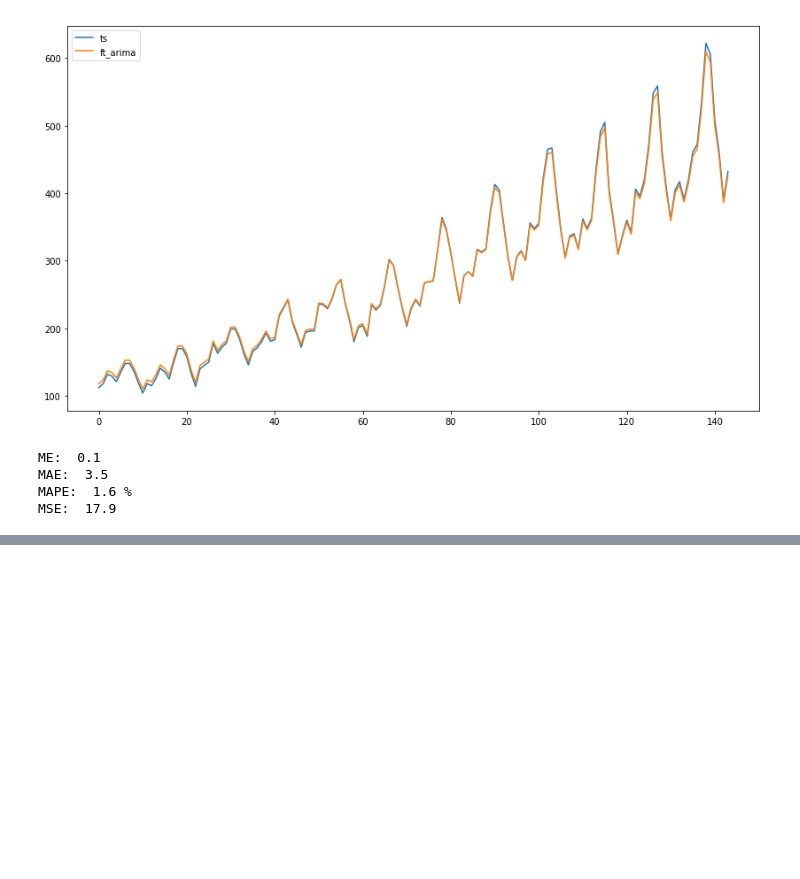
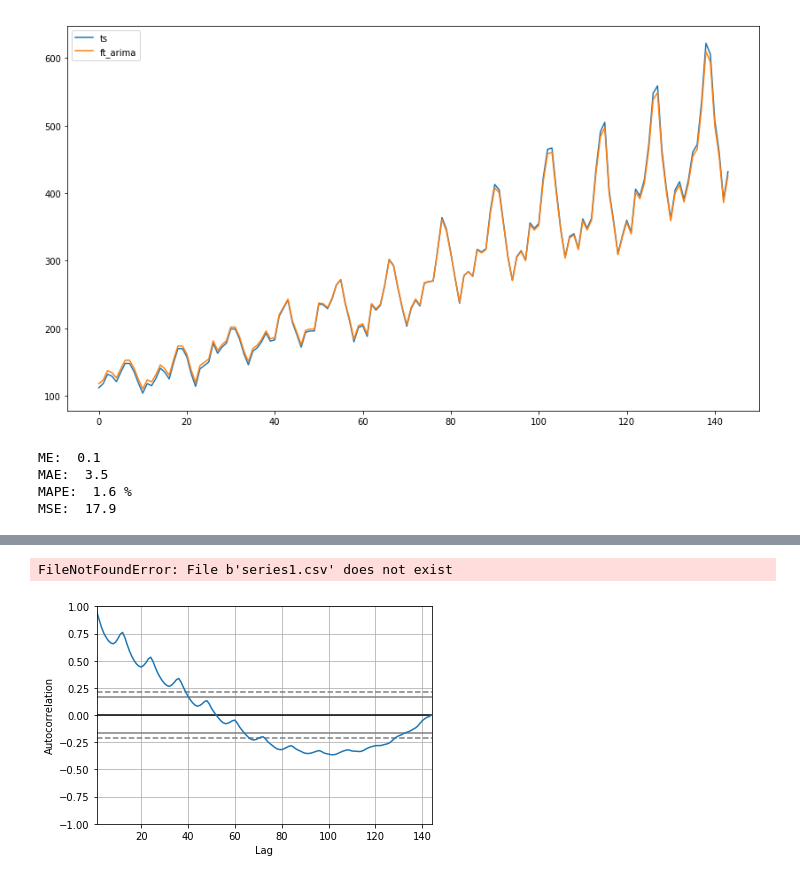
Before and after one commit to ropinotex/forecasting, a Jupyter notebook: Forecasting.ipynb, the cells around one changed output, grey strips where cells are left out. Saved outputs shown, nothing was run; the diff lists cells and outputs as text; code cells hidden in the pictures; blank space fills up the shorter version.

```diff
--- a/Forecasting.ipynb
+++ b/Forecasting.ipynb
@@ -329,0 +396,17 @@ MSE:  17.9
+# %%
+df = pd.read_csv('series1.csv')
+fig, ax = plt.subplots(3, figsize=(12,6))
+
+x = (df.dropna() - df.dropna().shift(12)).dropna()
+ax[0] = plot_acf(x, ax=ax[0], lags=12)
+ax[1] = plot_pacf(x, ax=ax[1], lags=12)
+ax[2].plot(x)
+plt.show()
+# %% [output]
+FileNotFoundError: File b'series1.csv' does not exist
+# %%
+
+autocorrelation_plot(ts)
+plt.show()
+# %% [output]
+[figure, added]
```
Also changed, not shown: parts of 17 cells of this notebook, 1 other file.
